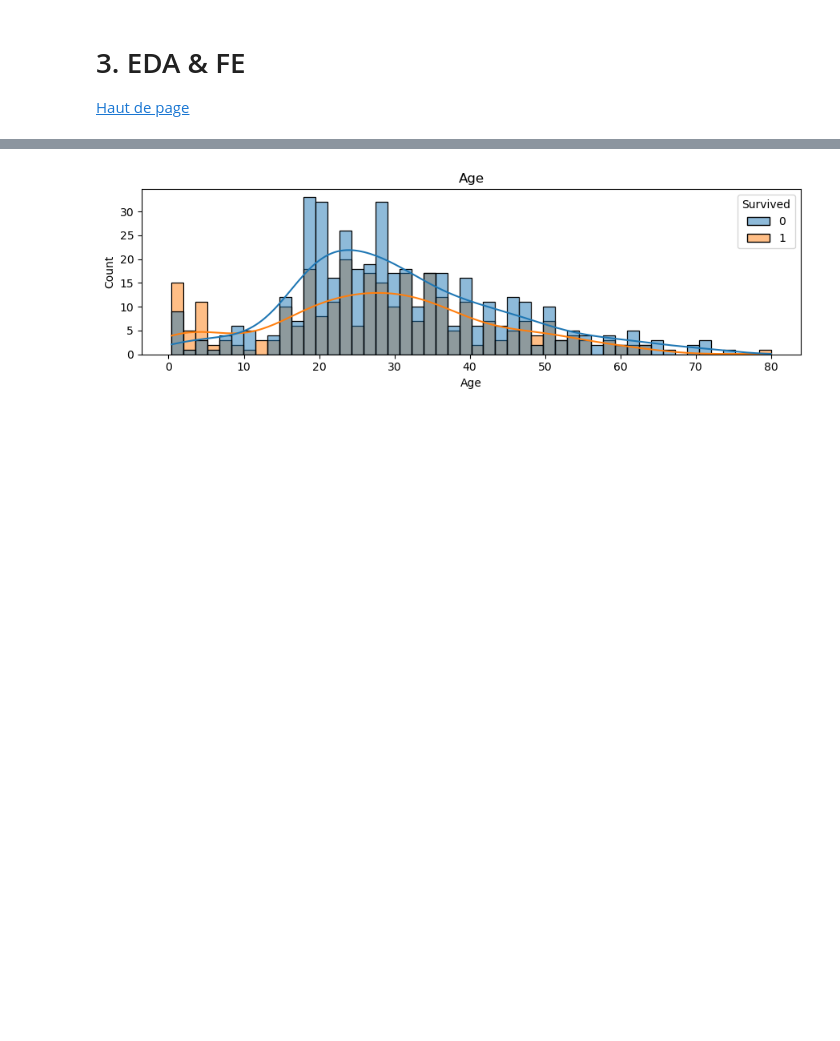
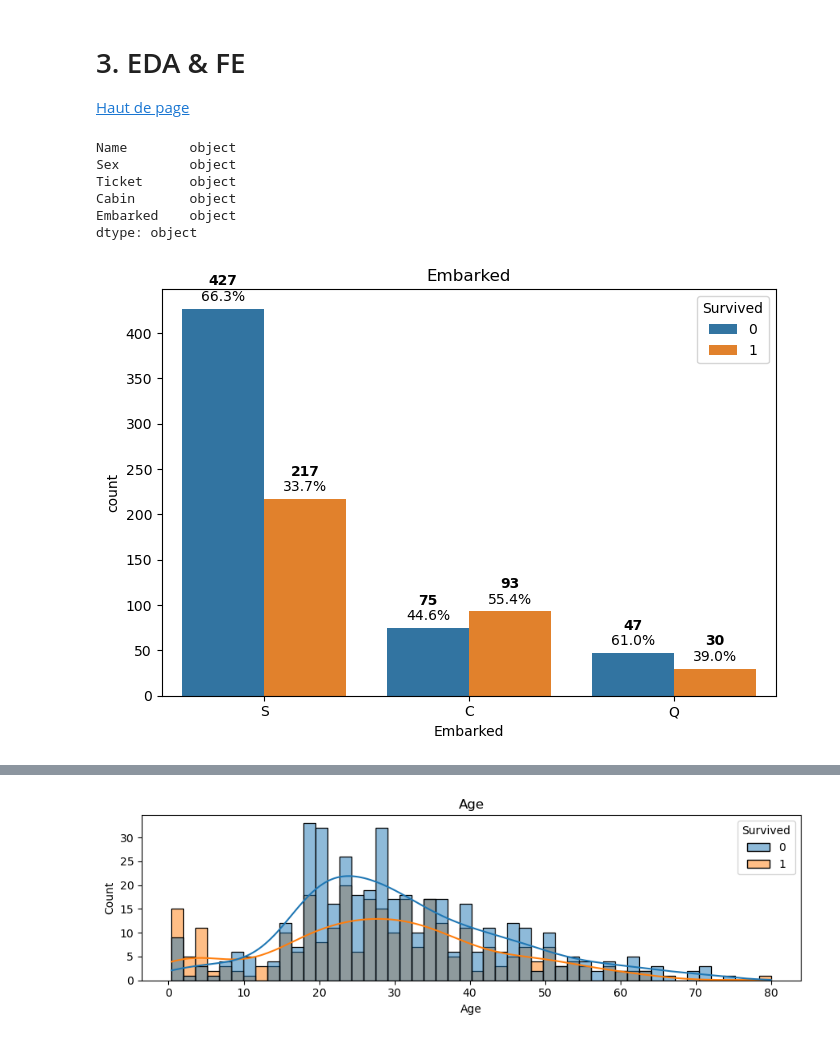
Before and after one commit to dghr7/kaggle-titanic, a Jupyter notebook: main_titanic.ipynb, the cells around one changed output, grey strips where cells are left out. Cells and saved outputs as stored; diff of their text form; code cells hidden in the pictures; blank space fills up the shorter version.

```diff
--- a/main_titanic.ipynb
+++ b/main_titanic.ipynb
@@ -80,6 +83,39 @@ def compute_score(clf, X, y):
     cval = cross_val_score(clf, X, y, cv = 5)
 
     return np.mean(cval)
+
+def count_plot(df, x, y, index_list=None):
+    """
+    This function renders a count plot graph of variables in cols with y as hue
+    """
+
+    plt.figure(figsize=(7,5), dpi=100)
+    sns.countplot(data=df, x=x, hue=y)
+    plt.title(f"{x}")
+
+    if not index_list:
+         index_list = [z for w in [(x-0.2, x+0.2) for x in list(range(df[x].dropna().nunique()))] for z in w]
+
+    # Number
+    hist_dict = dict(df.groupby(x)[y].value_counts())
+    hist_list = [(w,z) for w in df[x].dropna().unique() for z in df[y].dropna().unique()]
+    y_max = max(hist_dict.values())
+
+    # %
+    hist_dict_per = dict(df.groupby(x)[y].count())
+
+    for index, value in enumerate(hist_list):
+        plt.text(index_list[index],
+                hist_dict[value]+3*y_max/50,
+                str(hist_dict[value]),
+                ha='center',
+                weight='bold')
+        plt.text(index_list[index],
+                hist_dict[value]+y_max/50,
+                str(round(hist_dict[value]*100/hist_dict_per[value[0]],1))+'%',
+                ha='center')
+
+    plt.tight_layout()
 # %% [markdown]
 <a id='section2'></a>
 # 2. Pre-processing
@@ -139,3 +180,18 @@ df.head()
 <a id='section3'></a>
 # 3. EDA & FE
 <a href='#Summary'>Haut de page</a>
+# %%
+df.select_dtypes(include='object').dtypes
+# %% [output]
+Name        object
+Sex         object
+Ticket      object
+Cabin       object
+Embarked    object
+dtype: object
+# %%
+x = 'Embarked'
+y = 'Survived'
+count_plot(df, x, y)
+# %% [output]
+[figure, added]
```
Also changed, not shown: parts of 52 cells of this notebook, 1 other file.
